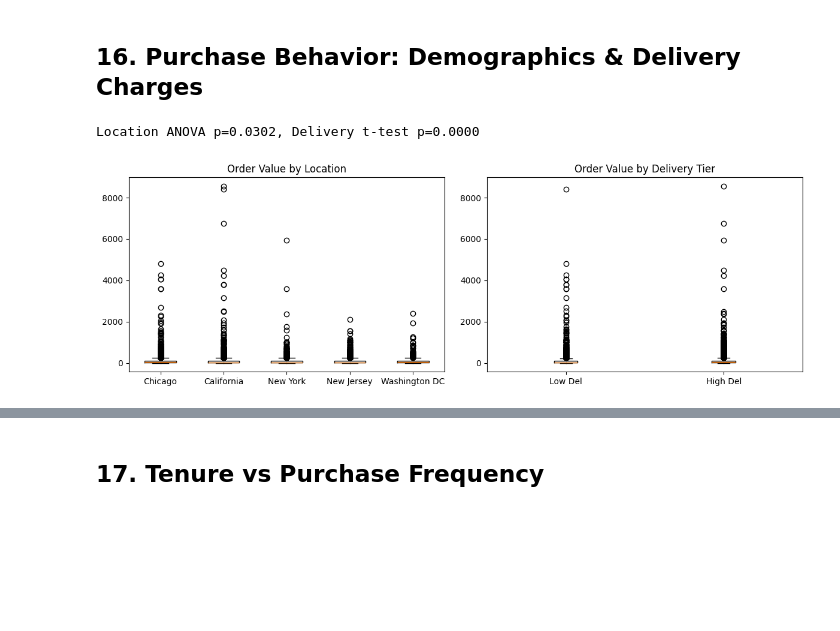
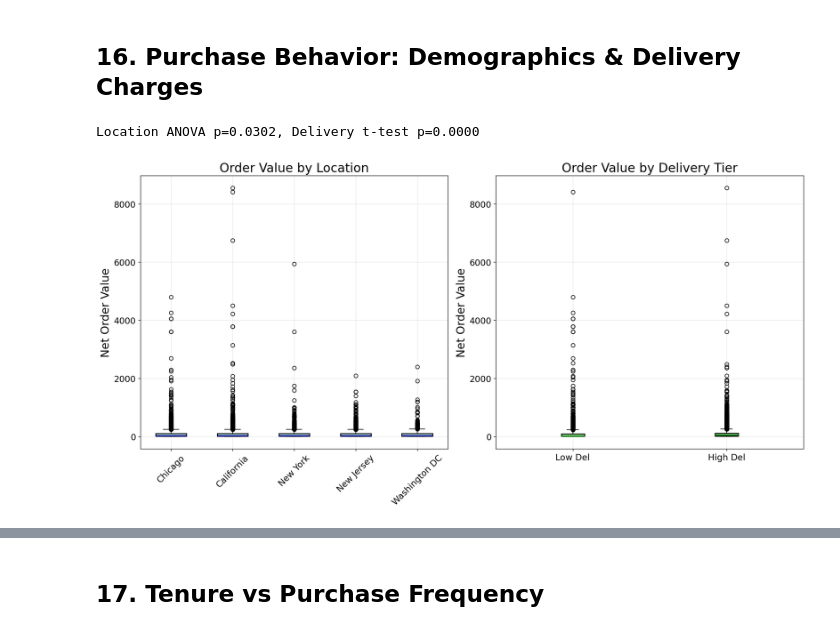
Before and after one commit to abhishekkarthik1967/DAV_project, a Jupyter notebook: E-commerce marketing and sales business case.ipynb, the cells around one changed output, grey strips where cells are left out. Saved outputs shown, nothing was run; the diff lists cells and outputs as text; code cells hidden in the pictures; blank space fills up the shorter version.

```diff
--- a/project-1.ipynb
+++ b/E-commerce marketing and sales business case.ipynb
@@ -627,20 +837,51 @@ Delivery‑Charge ANOVA – Order Value: F=256.08, p=0.0000
 # %% [markdown]
 ## 16. Purchase Behavior: Demographics & Delivery Charges
 # %%
-# ANOVA location
+
 groups_loc=[g['net_value'].values for _,g in sales.groupby('location')]
 f,p_loc=stats.f_oneway(*groups_loc)
-# t‑test delivery tier
+
+
 sales['del_bin']=pd.qcut(sales['delivery_charges'],2,labels=['Low','High'])
 group_d=[sales[sales['del_bin']=='Low']['net_value'],sales[sales['del_bin']=='High']['net_value']]
 t_del,p_del=stats.ttest_ind(*group_d, equal_var=False)
 
-print(f"Location ANOVA p={p_loc:.4f}, Delivery t-test p={p_del:.4f}")
-# Boxplots
-fig,(ax1,ax2)=plt.subplots(1,2,figsize=(12,4))
-ax1.boxplot(groups_loc,labels=sales['location'].unique()); ax1.set_title('Order Value by Location')
-ax2.boxplot(group_d,labels=['Low Del','High Del']); ax2.set_title('Order Value by Delivery Tier')
-plt.tight_layout(); plt.show()
+
+print(f"Location ANOVA p={p_loc:.4f}, Delivery t‑test p={p_del:.4f}")
+
+
+fig, (ax1, ax2) = plt.subplots(1, 2, figsize=(16, 8), dpi=120)
+
+
+ax1.boxplot(
+    groups_loc,
+    labels=sales['location'].unique(),
+    patch_artist=True,
+    boxprops=dict(facecolor='lightblue', linewidth=1.5),
+    medianprops=dict(color='darkblue', linewidth=2)
+)
+ax1.set_title('Order Value by Location', fontsize=20)
+ax1.set_ylabel('Net Order Value', fontsize=18)
+ax1.tick_params(axis='x', rotation=45, labelsize=14)
+ax1.tick_params(axis='y', labelsize=14)
+ax1.grid(alpha=0.3)
+
+
+ax2.boxplot(
+    group_d,
+    labels=['Low Del','High Del'],
+    patch_artist=True,
+    boxprops=dict(facecolor='lightgreen', linewidth=1.5),
+    medianprops=dict(color='darkgreen', linewidth=2)
+)
+ax2.set_title('Order Value by Delivery Tier', fontsize=20)
+ax2.set_ylabel('Net Order Value', fontsize=18)
+ax2.tick_params(axis='x', labelsize=14)
+ax2.tick_params(axis='y', labelsize=14)
+ax2.grid(alpha=0.3)
+
+plt.tight_layout()
+plt.show()
 # %% [output]
-Location ANOVA p=0.0302, Delivery t-test p=0.0000
+Location ANOVA p=0.0302, Delivery t‑test p=0.0000
-[figure, old version]
+[figure, new version]
```
Also changed, not shown: parts of 42 cells of this notebook, 28 other files.
